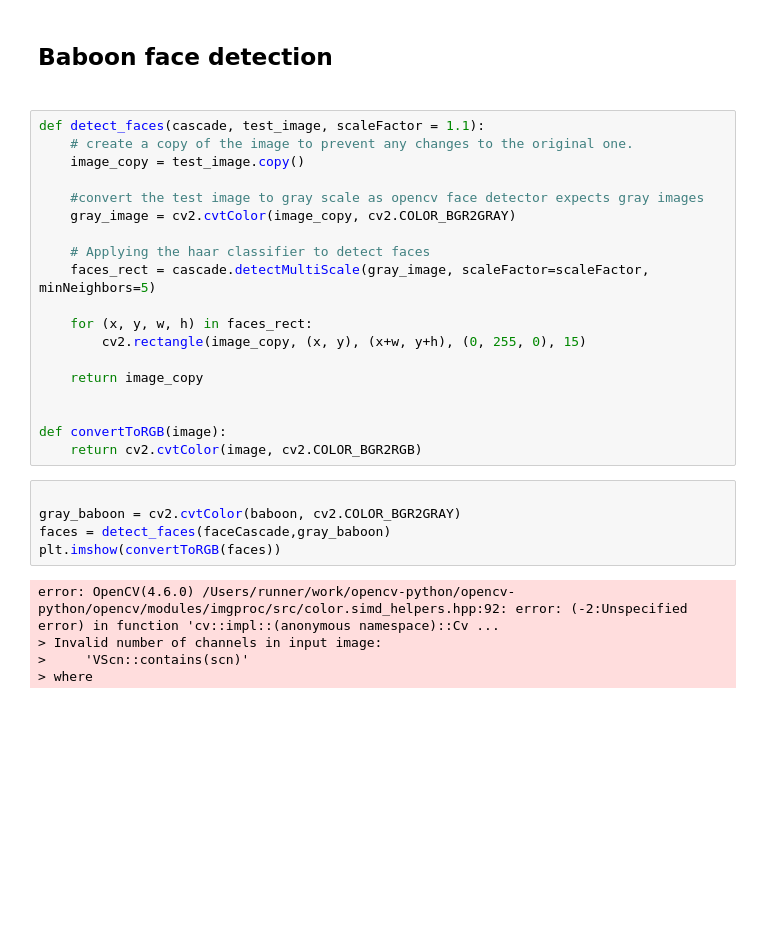
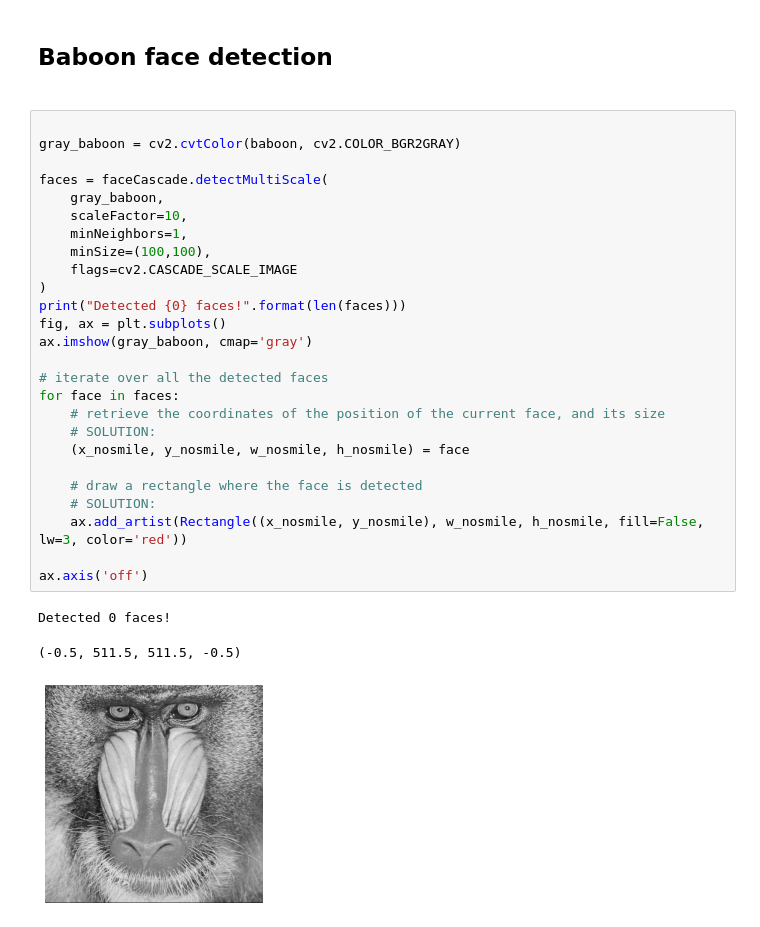
Before and after one commit to dbaluku/Python-Assignments, a Jupyter notebook: Data/DataMiningTest1.ipynb, the cells around one changed output. Drawn from its saved outputs; the diff is of its cells as text; blank space fills up the shorter version.

Commit message:
adding more code baboon

```diff
--- a/Data/DataMiningTest1.ipynb
+++ b/Data/DataMiningTest1.ipynb
@@ -90,32 +90,33 @@ ax.imshow(cut_face, cmap='gray')
 [figure]
 # %% [markdown]
 <h2>Baboon face detection <h2>
-# %%
-def detect_faces(cascade, test_image, scaleFactor = 1.1):
-    # create a copy of the image to prevent any changes to the original one.
-    image_copy = test_image.copy()
-
-    #convert the test image to gray scale as opencv face detector expects gray images
-    gray_image = cv2.cvtColor(image_copy, cv2.COLOR_BGR2GRAY)
-
-    # Applying the haar classifier to detect faces
-    faces_rect = cascade.detectMultiScale(gray_image, scaleFactor=scaleFactor, minNeighbors=5)
-
-    for (x, y, w, h) in faces_rect:
-        cv2.rectangle(image_copy, (x, y), (x+w, y+h), (0, 255, 0), 15)
-
-    return image_copy
-
-
-def convertToRGB(image):
-    return cv2.cvtColor(image, cv2.COLOR_BGR2RGB)
-# %%
-
-gray_baboon = cv2.cvtColor(baboon, cv2.COLOR_BGR2GRAY)
-faces = detect_faces(faceCascade,gray_baboon)
-plt.imshow(convertToRGB(faces))
-# %% [output]
-error: OpenCV(4.6.0) /Users/runner/work/opencv-python/opencv-python/opencv/modules/imgproc/src/color.simd_helpers.hpp:92: error: (-2:Unspecified error) in function 'cv::impl::(anonymous namespace)::Cv ...
-> Invalid number of channels in input image:
->     'VScn::contains(scn)'
-> where
+# %%
+
+gray_baboon = cv2.cvtColor(baboon, cv2.COLOR_BGR2GRAY)
+
+faces = faceCascade.detectMultiScale(
+    gray_baboon,
+    scaleFactor=10,
+    minNeighbors=1,
+    minSize=(100,100),
+    flags=cv2.CASCADE_SCALE_IMAGE
+)
+print("Detected {0} faces!".format(len(faces)))
+fig, ax = plt.subplots()
+ax.imshow(gray_baboon, cmap='gray')
+
+# iterate over all the detected faces
+for face in faces:
+    # retrieve the coordinates of the position of the current face, and its size
+    # SOLUTION:
+    (x_nosmile, y_nosmile, w_nosmile, h_nosmile) = face
+
+    # draw a rectangle where the face is detected
+    # SOLUTION:
+    ax.add_artist(Rectangle((x_nosmile, y_nosmile), w_nosmile, h_nosmile, fill=False, lw=3, color='red'))
+
+ax.axis('off')
+# %% [output]
+Detected 0 faces!
+(-0.5, 511.5, 511.5, -0.5)
+[figure, added]
```
